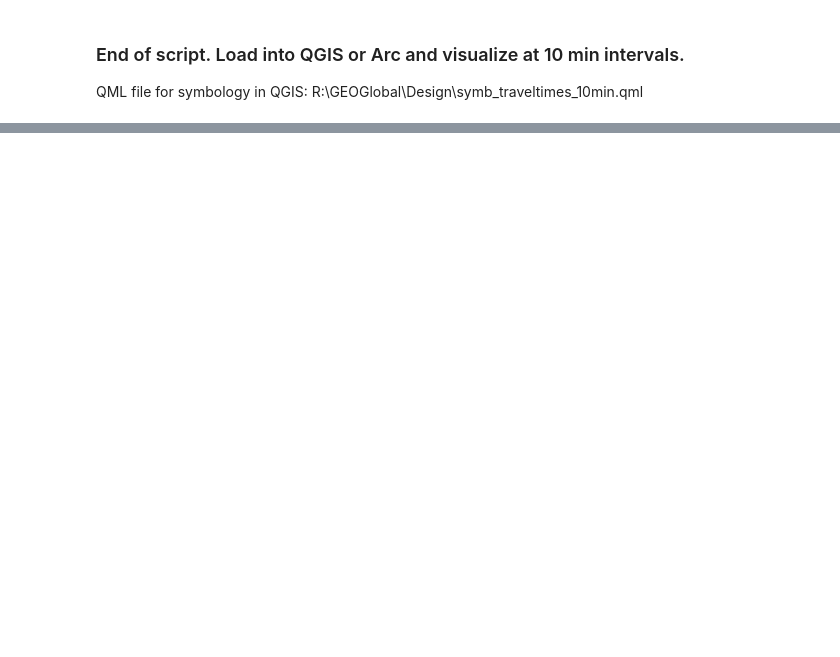
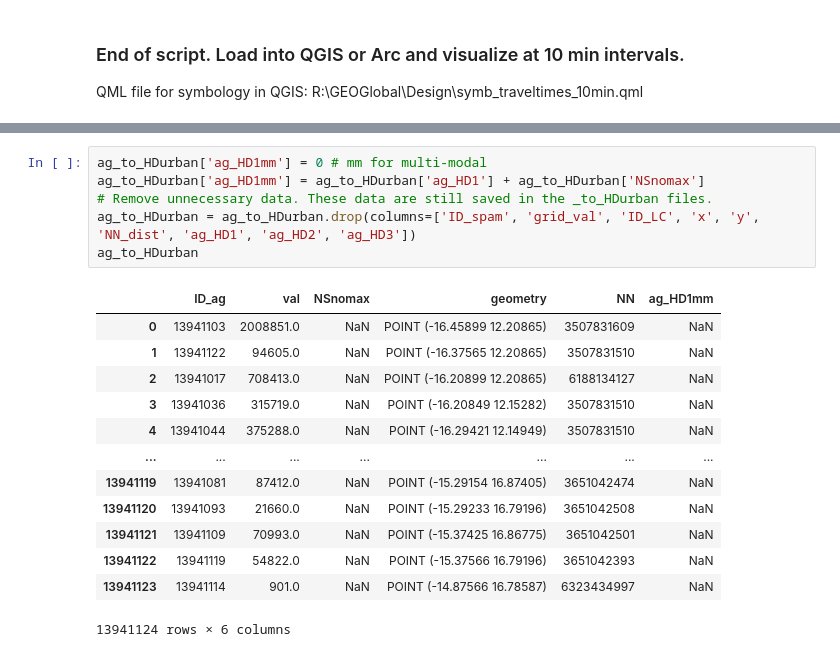
Before and after one commit to gracedoherty/senegal_access, a Jupyter notebook: SEN_Transport_ag_hamlet_uncleangraph_2021-12-02.ipynb, the cells around one changed output, grey strips where cells are left out. Drawn from its saved outputs; the diff is of its cells as text; blank space fills up the shorter version.

```diff
--- a/SEN_Transport_ag_hamlet_uncleangraph_2021-12-02.ipynb
+++ b/SEN_Transport_ag_hamlet_uncleangraph_2021-12-02.ipynb
@@ -854,0 +875,20 @@ R:\GEOGlobal\Design\symb_traveltimes_10min.qml
+# %%
+ag_to_HDurban['ag_HD1mm'] = 0 # mm for multi-modal
+ag_to_HDurban['ag_HD1mm'] = ag_to_HDurban['ag_HD1'] + ag_to_HDurban['NSnomax']
+# Remove unnecessary data. These data are still saved in the _to_HDurban files.
+ag_to_HDurban = ag_to_HDurban.drop(columns=['ID_spam', 'grid_val', 'ID_LC', 'x', 'y', 'NN_dist', 'ag_HD1', 'ag_HD2', 'ag_HD3'])
+ag_to_HDurban
+# %% [output]
+|  | ID_ag | val | NSnomax | geometry | NN | ag_HD1mm |
+| 0 | 13941103 | 2008851.0 | NaN | POINT (-16.45899 12.20865) | 3507831609 | NaN |
+| 1 | 13941122 | 94605.0 | NaN | POINT (-16.37565 12.20865) | 3507831510 | NaN |
+| 2 | 13941017 | 708413.0 | NaN | POINT (-16.20899 12.20865) | 6188134127 | NaN |
+| 3 | 13941036 | 315719.0 | NaN | POINT (-16.20849 12.15282) | 3507831510 | NaN |
+| 4 | 13941044 | 375288.0 | NaN | POINT (-16.29421 12.14949) | 3507831510 | NaN |
+| ... | ... | ... | ... | ... | ... | ... |
+| 13941119 | 13941081 | 87412.0 | NaN | POINT (-15.29154 16.87405) | 3651042474 | NaN |
+| 13941120 | 13941093 | 21660.0 | NaN | POINT (-15.29233 16.79196) | 3651042508 | NaN |
+| 13941121 | 13941109 | 70993.0 | NaN | POINT (-15.37425 16.86775) | 3651042501 | NaN |
+| 13941122 | 13941119 | 54822.0 | NaN | POINT (-15.37566 16.79196) | 3651042393 | NaN |
+| 13941123 | 13941114 | 901.0 | NaN | POINT (-14.87566 16.78587) | 6323434997 | NaN |
+13941124 rows × 6 columns
```
Also changed, not shown: parts of 27 cells of this notebook.
